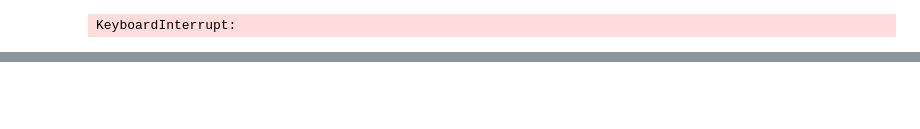
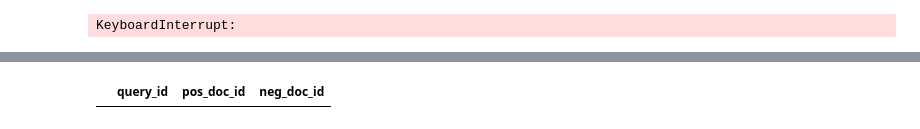
Before and after one commit to Joshua192/two-tower-retrieval, a Jupyter notebook: fetch_data_create_tables.ipynb, the cells around one changed output, grey strips where cells are left out. Saved outputs shown, nothing was run; the diff lists cells and outputs as text; code cells hidden in the pictures; blank space fills up the shorter version.

```diff
--- a/fetch_data_create_tables.ipynb
+++ b/fetch_data_create_tables.ipynb
@@ -54,8 +56,8 @@ print(docs[:5])
 # %% [output]
 [(0, 'The central nervous system relies on pathways and higher order functions to transfer information to various parts of the brain, giving the body sensory and motor ability. There is a constant int ...
 # %%
-doc_db = pd.DataFrame()
-doc_db = pd.DataFrame([{'document_id': i[0], 'document': i[1]} for i in docs])
+doc_hash_list = [{'document_id': i[0], 'document': i[1]} for i in docs]
+doc_db = pd.DataFrame(doc_hash_list)
 doc_db.head()
 # %% [output]
 |  | document_id | document |
@@ -110,0 +106,17 @@ query_doc_db.head()
+# %%
+# iterate over dataframe, grab random index, append query_doc_db['negative_doc_id'] = doc_db['doc_id'][rand_idx]
+for x in main['passages'][:]:
+    # print(x['passage_text'][0])
+    for i in range(len(x['is_selected'])):
+        if x['is_selected'][i]:
+            target_doc = x['passage_text'][i]
+            # print("\ntarget_doc; ", target_doc)
+            target_id = doc_db['document_id'][doc_db['document'].isin([target_doc])].array[0]
+            print("target_id: ", target_id)
+            #TODO: append target doc id back to database.
+            # target_id
+            #testing print("full row: ", doc_db[doc_db['document'].isin([target_doc])])
+
+    # break
+# query_doc_db.head()
+# print(query_doc_db.shape)
@@ -110,0 +164,9 @@ query_doc_db.head()
+# %%
+doc_text_to_id = {}
+doc_id_to_text = {}
+docID = 0
+for doc in docs:
+    if doc not in doc_text_to_id:
+        doc_text_to_id[doc] = docID
+        doc_id_to_text[docID] = doc
+        docID+=1
@@ -110,0 +290,2 @@ query_doc_db.head()
+# %%
+triple_id_db = map_build_triplets_over_df(main, build_triplets_batch, docs, doc_text_to_id)
@@ -111,2 +310,6 @@ query_doc_db.head()
+# %%
+triple_id_db.head()
+# %% [output]
+|  | query_id | pos_doc_id | neg_doc_id |
 # %%
 ## Export Dataframes to csv
```
Also changed, not shown: parts of 10 cells of this notebook.
